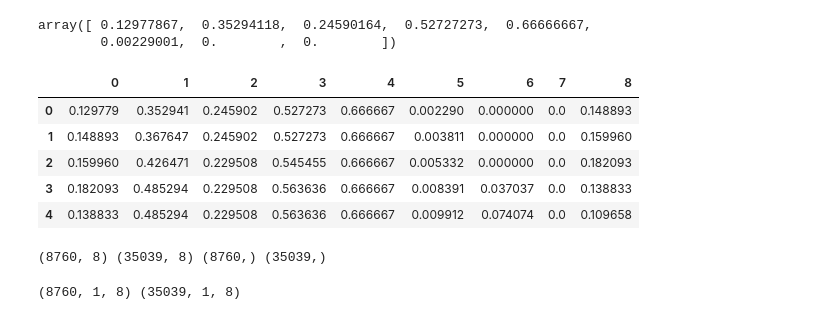
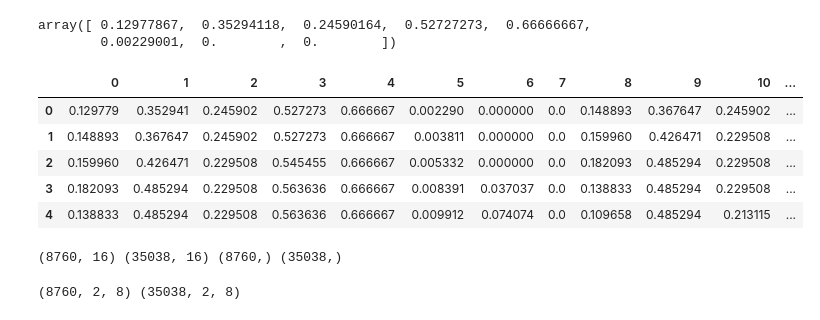
Before and after one commit to dhairya0904/Multivariate-time-series-prediction, a Jupyter notebook: time_series_predict.ipynb, the cells around one changed output. Cells and saved outputs as stored; diff of their text form; code cells hidden in the pictures.

Commit message:
Modified to train on multiple previous time steps

```diff
--- a/time_series_predict.ipynb
+++ b/time_series_predict.ipynb
@@ -91,29 +91,38 @@ array([ 0.12977867,  0.35294118,  0.24590164,  0.52727273,  0.66666667,
 # %%
 #convert data to supervised form
 
-def to_supervised(data,dropNa = True):
+def to_supervised(data,dropNa = True,lag = 1):
     df = pd.DataFrame(data)
-    column = df.iloc[:,0].shift(-1)
-    df["out"] = column
+    column = []
+    column.append(df)
+    for i in range(1,lag+1):
+        column.append(df.shift(-i))
+    df = pd.concat(column,axis=1)
     df.dropna(inplace = True)
-    return df.values
+    features = data.shape[1]
+    df = df.values
+    supervised_data = df[:,:features*lag]
+    supervised_data = np.column_stack( [supervised_data, df[:,features*lag]])
+    return supervised_data
 # %%
-supervised = to_supervised(scaled)
+timeSteps = 2
+
+supervised = to_supervised(scaled,lag=timeSteps)
 pd.DataFrame(supervised).head()
 # %% [output]
-|  | 0 | 1 | 2 | 3 | 4 | 5 | 6 | 7 | 8 |
-| 0 | 0.129779 | 0.352941 | 0.245902 | 0.527273 | 0.666667 | 0.002290 | 0.000000 | 0.0 | 0.148893 |
-| 1 | 0.148893 | 0.367647 | 0.245902 | 0.527273 | 0.666667 | 0.003811 | 0.000000 | 0.0 | 0.159960 |
-| 2 | 0.159960 | 0.426471 | 0.229508 | 0.545455 | 0.666667 | 0.005332 | 0.000000 | 0.0 | 0.182093 |
-| 3 | 0.182093 | 0.485294 | 0.229508 | 0.563636 | 0.666667 | 0.008391 | 0.037037 | 0.0 | 0.138833 |
-| 4 | 0.138833 | 0.485294 | 0.229508 | 0.563636 | 0.666667 | 0.009912 | 0.074074 | 0.0 | 0.109658 |
+|  | 0 | 1 | 2 | 3 | 4 | 5 | 6 | 7 | 8 | 9 | 10 | ... |
+| 0 | 0.129779 | 0.352941 | 0.245902 | 0.527273 | 0.666667 | 0.002290 | 0.000000 | 0.0 | 0.148893 | 0.367647 | 0.245902 | ... |
+| 1 | 0.148893 | 0.367647 | 0.245902 | 0.527273 | 0.666667 | 0.003811 | 0.000000 | 0.0 | 0.159960 | 0.426471 | 0.229508 | ... |
+| 2 | 0.159960 | 0.426471 | 0.229508 | 0.545455 | 0.666667 | 0.005332 | 0.000000 | 0.0 | 0.182093 | 0.485294 | 0.229508 | ... |
+| 3 | 0.182093 | 0.485294 | 0.229508 | 0.563636 | 0.666667 | 0.008391 | 0.037037 | 0.0 | 0.138833 | 0.485294 | 0.229508 | ... |
+| 4 | 0.138833 | 0.485294 | 0.229508 | 0.563636 | 0.666667 | 0.009912 | 0.074074 | 0.0 | 0.109658 | 0.485294 | 0.213115 | ... |
 # %%
 # spiltting the data
 # training on only first year data
-
+features = data.shape[1]
 train_hours = 365*24
-X = supervised[:,:8]
-y = supervised[:,8]
+X = supervised[:,:features*timeSteps]
+y = supervised[:,features*timeSteps]
 
 x_train = X[:train_hours,:]
 x_test = X[train_hours:,:]
@@ -122,17 +131,17 @@ y_test = y[train_hours:]
 
 print x_train.shape,x_test.shape,y_train.shape,y_test.shape
 # %% [output]
-(8760, 8) (35039, 8) (8760,) (35039,)
+(8760, 16) (35038, 16) (8760,) (35038,)
 # %%
 #convert data to fit for lstm
 #dimensions = (sample, timeSteps here it is 1, features )
 
-x_train = x_train.reshape(x_train.shape[0],1,x_train.shape[1])
-x_test = x_test.reshape(x_test.shape[0],1,x_test.shape[1])
+x_train = x_train.reshape(x_train.shape[0], timeSteps, features)
+x_test = x_test.reshape(x_test.shape[0], timeSteps, features)
 
 print x_train.shape,x_test.shape
 # %% [output]
-(8760, 1, 8) (35039, 1, 8)
+(8760, 2, 8) (35038, 2, 8)
 # %%
 #define the model
 
```
Also changed, not shown: parts of 5 cells of this notebook.
